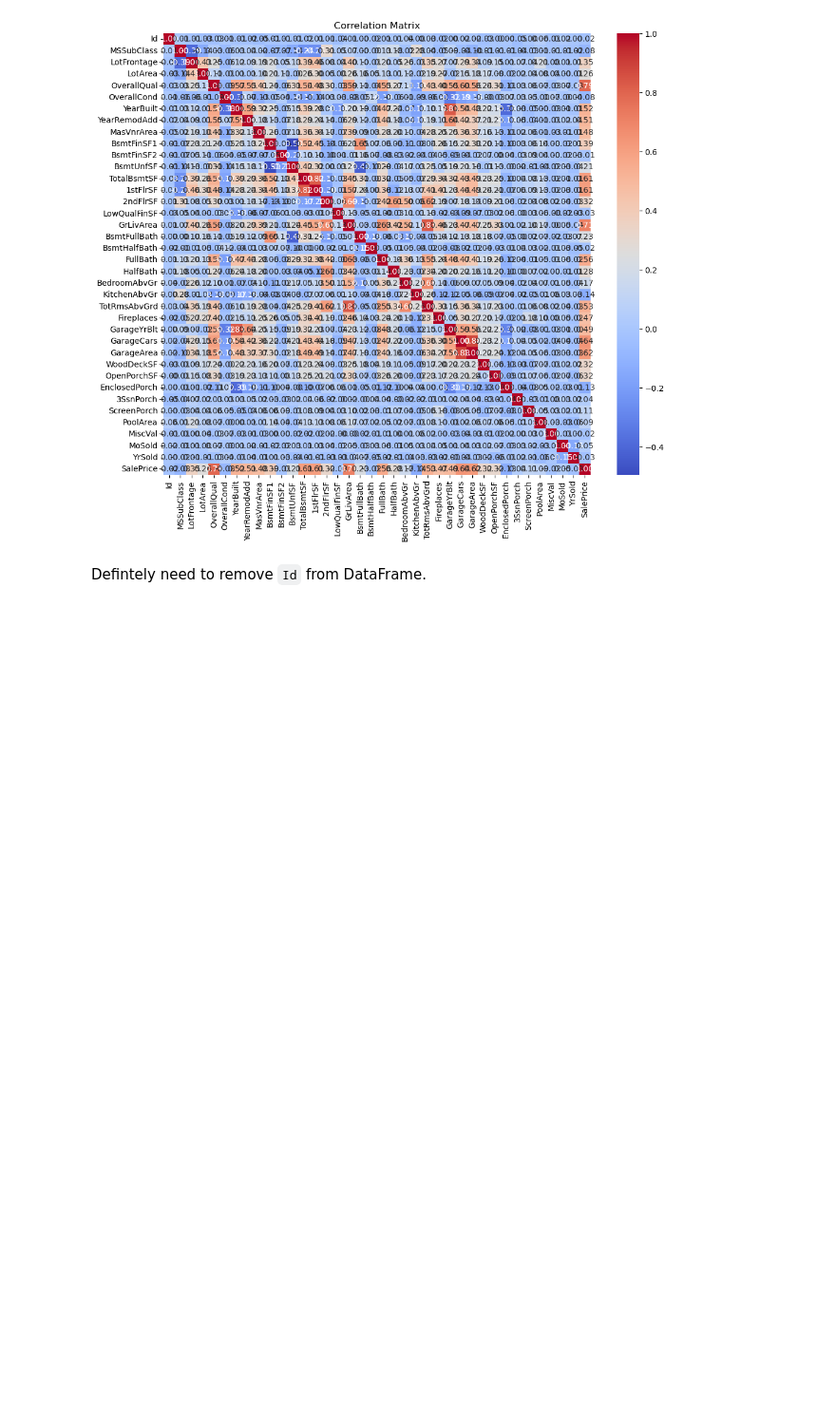
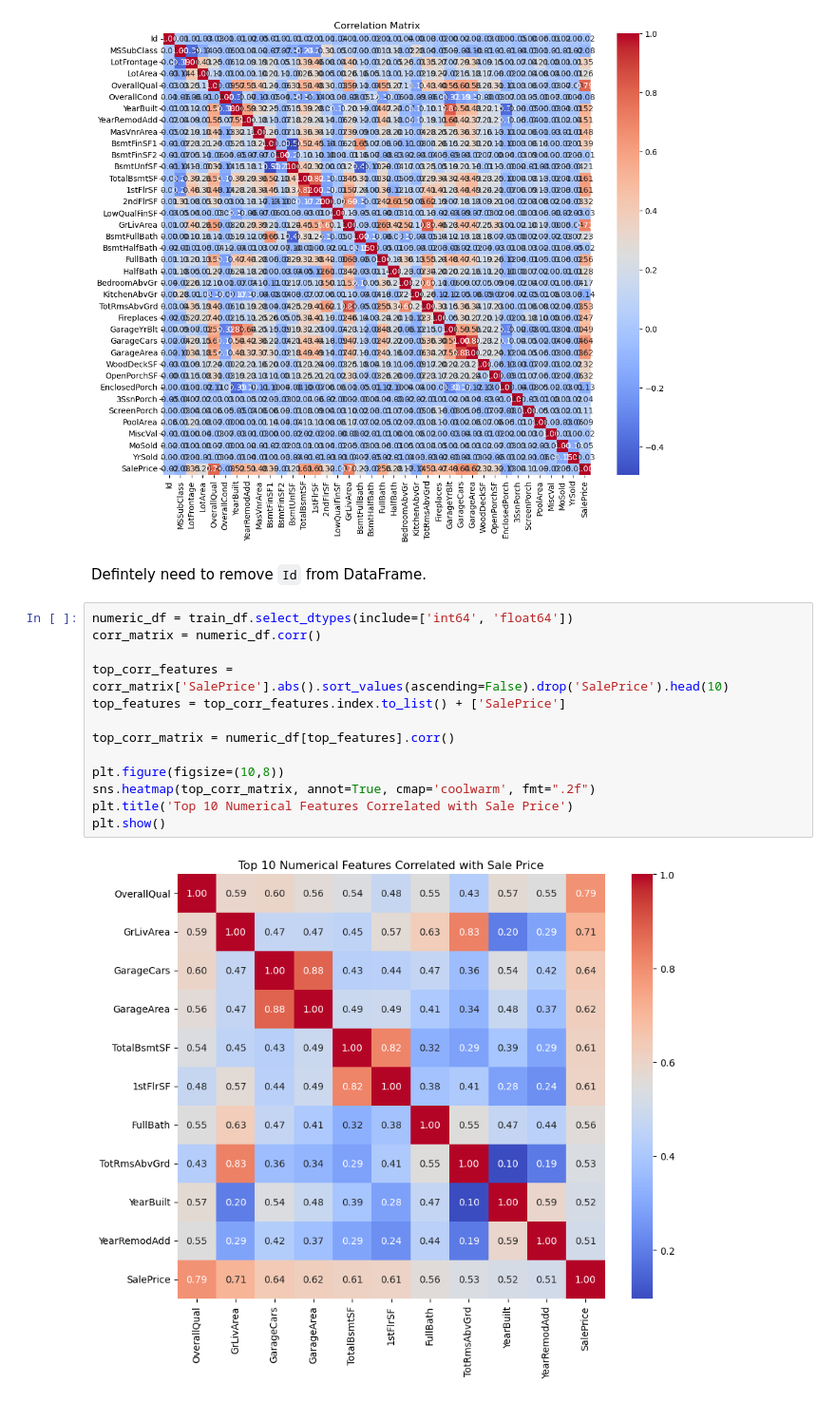
Before and after one commit to Jacqs395/House_Price, a Jupyter notebook: Code/eda.ipynb, the cells around one changed output. Shown at 95% size. Drawn from its saved outputs; the diff is of its cells as text; blank space fills up the shorter version.

```diff
--- a/Code/eda.ipynb
+++ b/Code/eda.ipynb
@@ -402,3 +413,18 @@ plt.show()
 [figure]
 # %% [markdown]
 Defintely need to remove `Id` from DataFrame.
+# %%
+numeric_df = train_df.select_dtypes(include=['int64', 'float64'])
+corr_matrix = numeric_df.corr()
+
+top_corr_features = corr_matrix['SalePrice'].abs().sort_values(ascending=False).drop('SalePrice').head(10)
+top_features = top_corr_features.index.to_list() + ['SalePrice']
+
+top_corr_matrix = numeric_df[top_features].corr()
+
+plt.figure(figsize=(10,8))
+sns.heatmap(top_corr_matrix, annot=True, cmap='coolwarm', fmt=".2f")
+plt.title('Top 10 Numerical Features Correlated with Sale Price')
+plt.show()
+# %% [output]
+[figure, added]
```
Also changed, not shown: parts of 3 cells of this notebook.
